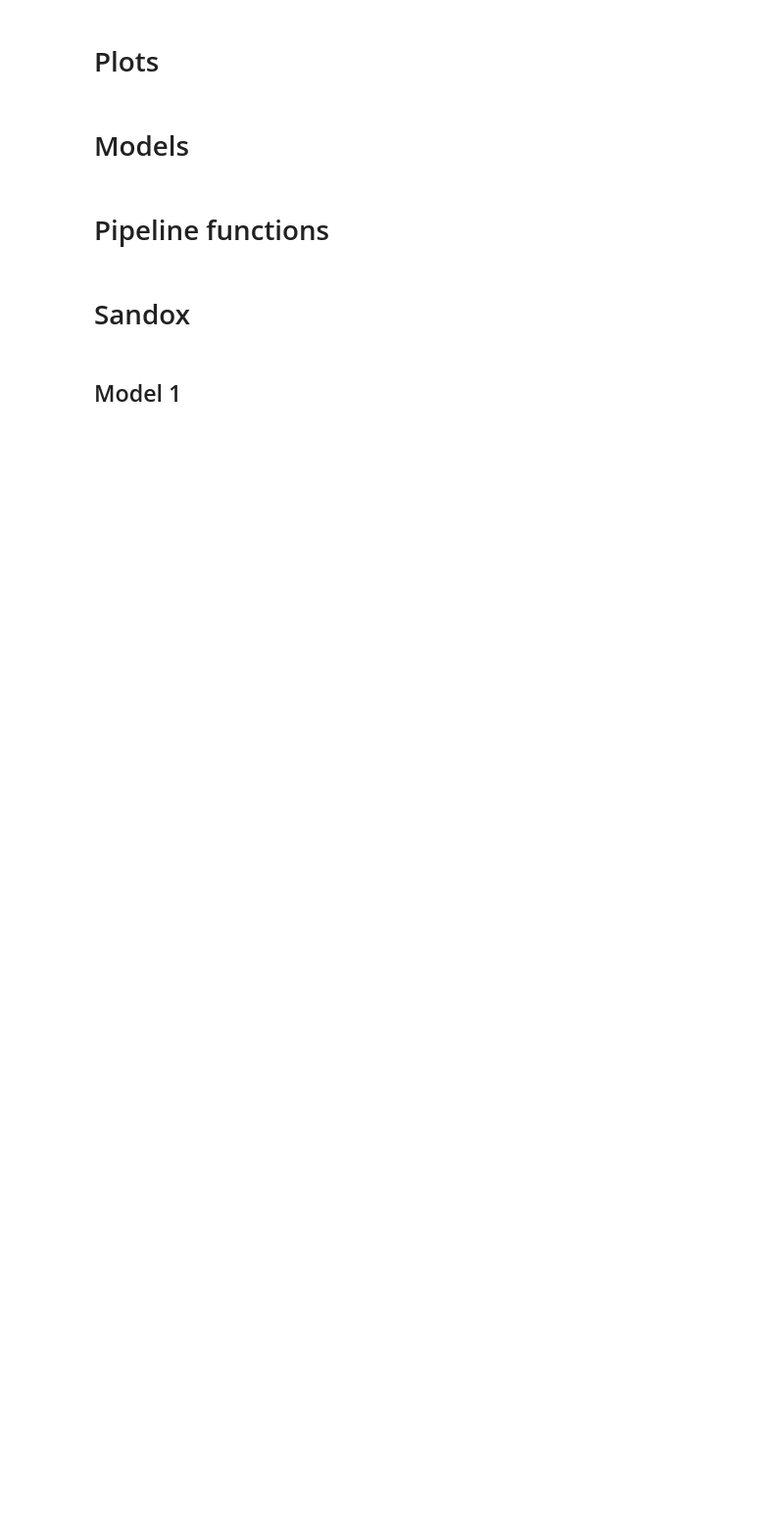
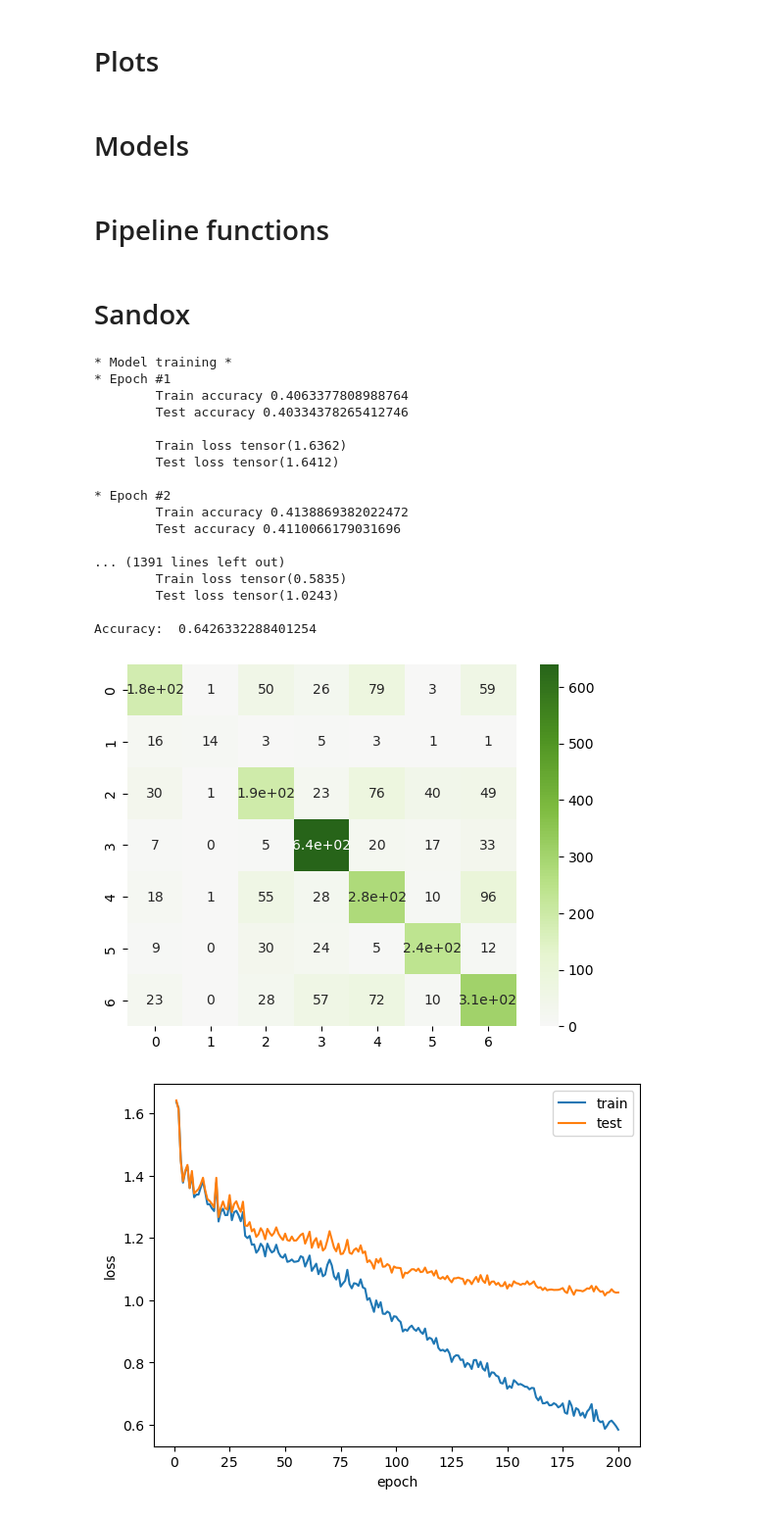
Before and after one commit to Stanislav-3/EmotionsClassifier, a Jupyter notebook: EmotionsClassifier.ipynb, the cells around one changed output. Shown at 98% size. Cells and saved outputs as stored; diff of their text form; code cells hidden in the pictures; blank space fills up the shorter version.

```diff
--- a/EmotionsClassifier.ipynb
+++ b/EmotionsClassifier.ipynb
@@ -363,9 +382,11 @@ def test_model(model, test_loader, criterion=None, return_predictions=False):
     return d
 # %%
 # Training model
-def train_model(model, criterion, optimizer, scheduler, train_loader, test_loader,
-                epochs, test_step):
+def train_model(model, optimizer, scheduler, train_loader, test_loader,
+                epochs, test_step, transform):
     print('\n* Model training * ')
+
+    criterion = nn.CrossEntropyLoss()
 
     train_accuracies, test_accuracies = [], []
     train_losses, test_losses = [], []
@@ -378,7 +399,7 @@ def train_model(model, criterion, optimizer, scheduler, train_loader, test_loade
           optimizer.zero_grad()
 
           # forward
-          outputs = model(images)
+          outputs = model(transform(images))
           loss = criterion(outputs, labels)
 
           # backward
@@ -414,11 +435,7 @@ def train_model(model, criterion, optimizer, scheduler, train_loader, test_loade
         'test_losses': test_losses
         }
 # %%
-# TODO: improve structure
-def run_pipeline(
-    X,
-    y,
-    model=models.resnet18(pretrained=True),
+def run_pipeline(train, val, test, transform,
     batch_size=2048,
     lr=5e-4,
     epochs=1,
@@ -437,7 +454,8 @@ def run_pipeline(
     # DataLoaders
     train_loader = DataLoader(train,
                               batch_size=batch_size,
-                              drop_last=True)
+                              shuffle=True,
+                              drop_last=True, num_workers=0)
 
     val_loader = DataLoader(val,
                             batch_size=batch_size,
@@ -447,26 +465,25 @@ def run_pipeline(
                              shuffle=False)
 
     # Model
-    net = Net(backbone=model).float().to(device)
+    net = Net().float().to(device)
+
+    # Clip gradient norm
+    nn.utils.clip_grad_norm_(parameters=net.parameters(), max_norm=1, norm_type=2.0)
 
     # Model summary
     if show_summary:
-        summary(net, (1, 48, 48))
-
-    # Loss
-    error=nn.CrossEntropyLoss()
+        summary(net, (3, 48, 48))
 
     # Optimizer
     optimizer = torch.optim.AdamW(net.parameters(), lr=lr,
                                   weight_decay=weight_decay)
 
     # LR scheduler
-    scheduler = lr_scheduler.ReduceLROnPlateau(optimizer, 'min',
-                                               factor=0.5, verbose=True)
+    scheduler = lr_scheduler.ReduceLROnPlateau(optimizer, 'min', factor=0.5, verbose=True)
 
     # Training
-    train_results = train_model(net, error, optimizer, scheduler,
-                                train_loader, val_loader, epochs, test_step)
+    train_results = train_model(net, optimizer, scheduler,
+                                train_loader, val_loader, epochs, test_step, transform)
     # Testing
     test_results = test_model(net, test_loader, return_predictions=True)
     print('Accuracy: ', test_results['accuracy'])
@@ -484,5 +501,3 @@ def run_pipeline(
     return net
 # %% [markdown]
 # Sandox
-# %% [markdown]
-## Model 1
@@ -488,0 +535,30 @@ def run_pipeline(
+# %%
+transform = transforms.Compose([
+      transforms.RandomHorizontalFlip(),
+      transforms.RandomAffine(degrees=(-15, 15), translate=(0.01, 0.15)),
+      transforms.RandomPerspective(distortion_scale=0.35),
+#       transforms.RandomAdjustSharpness(sharpness_factor=10)
+])
+# %%
+model = run_pipeline(train_not_augmented, val_not_augmented, test_not_augmented, transform,
+             epochs=200, batch_size=256, test_step=1, lr=1e-3, weight_decay=0.01)
+# %% [output]
+* Model training *
+* Epoch #1
+        Train accuracy 0.4063377808988764
+        Test accuracy 0.40334378265412746
+
+        Train loss tensor(1.6362)
+        Test loss tensor(1.6412)
+
+* Epoch #2
+        Train accuracy 0.4138869382022472
+        Test accuracy 0.4110066179031696
+
+... (1391 lines left out)
+        Train loss tensor(0.5835)
+        Test loss tensor(1.0243)
+
+Accuracy:  0.6426332288401254
+[figure, added]
+[figure, added]
```
Also changed, not shown: parts of 38 cells of this notebook.
